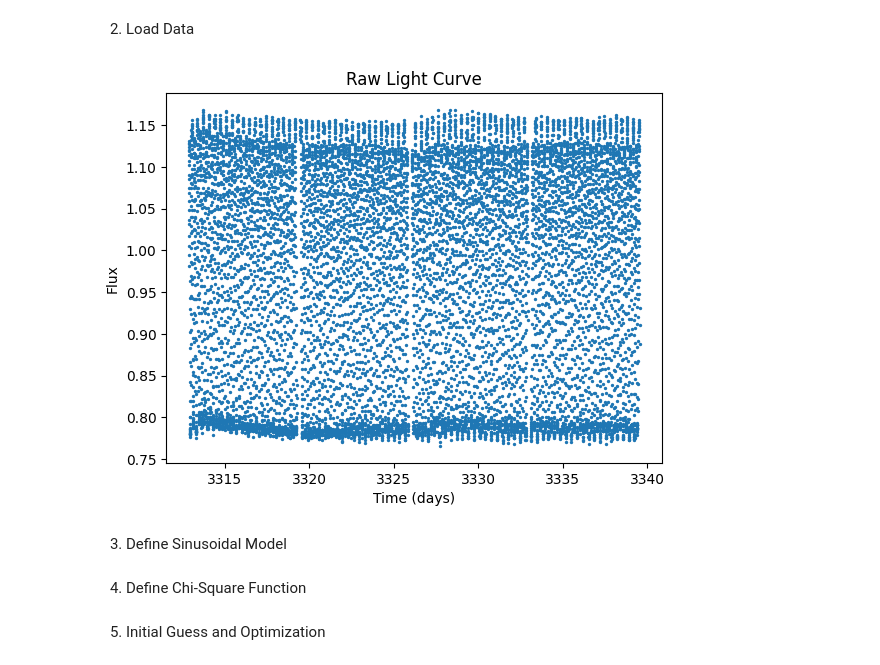
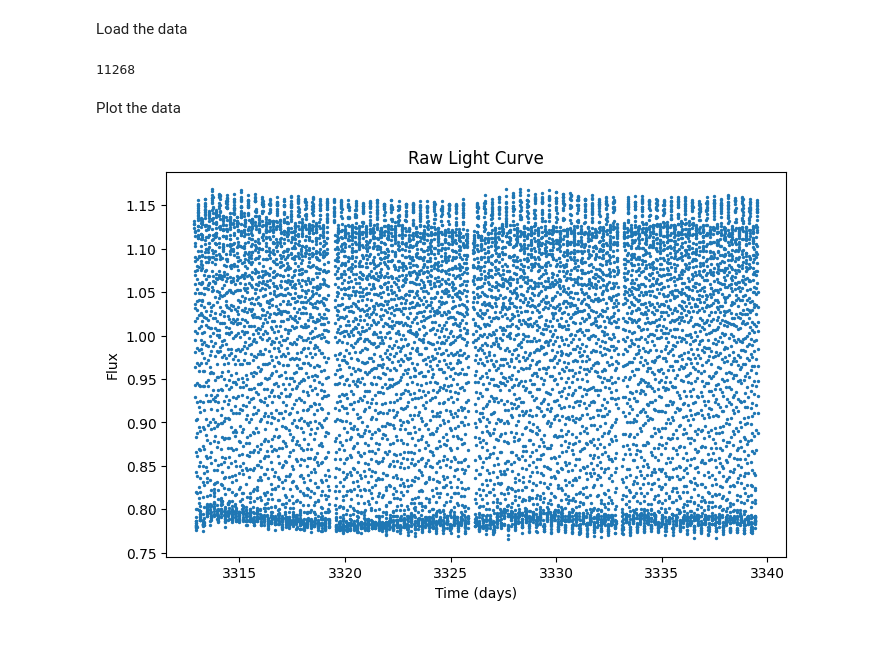
Before and after one commit to ManurevaJT/PHY588, a Jupyter notebook: PHY588_Assignment1_Q1_Frequentist_Regression.ipynb, the cells around one changed output. Cells and saved outputs as stored; diff of their text form; code cells hidden in the pictures; blank space fills up the shorter version.

```diff
--- a/PHY588_Assignment1_Q1_Frequentist_Regression.ipynb
+++ b/PHY588_Assignment1_Q1_Frequentist_Regression.ipynb
@@ -34,22 +12,25 @@ $\chi^2 = \sum_i (y_i - f(t_i))^2$\n
 import numpy as np
 import matplotlib.pyplot as plt
 from scipy.optimize import minimize
-# %% [markdown]
-2. Load Data
+# %% [markdown]
+Load the data
+# %%
+data = np.loadtxt("lightcurve_sector74.txt")
+t = data[:,0]
+y = data[:,1]
+
+N = len(y)
+N
+# %% [output]
+11268
+# %% [markdown]
+Plot the data
 # %%
-data = np.loadtxt('lightcurve_sector74.txt')
-t = data[:,0]
-y = data[:,1]
-
-len(y)
-
-plt.figure()
+plt.figure(figsize=(8,5))
 plt.scatter(t, y, s=2)
 plt.xlabel("Time (days)")
 plt.ylabel("Flux")
 plt.title("Raw Light Curve")
 plt.show()
 # %% [output]
-[figure, old version]
+[figure, new version]
-# %% [markdown]
-3. Define Sinusoidal Model
@@ -60,2 +36,0 @@ def sinusoid_model(theta, t):
-# %% [markdown]
-4. Define Chi-Square Function
@@ -66,2 +36,0 @@ def chi_square(theta):
-# %% [markdown]
-5. Initial Guess and Optimization
```
Also changed, not shown: parts of 29 cells of this notebook.
